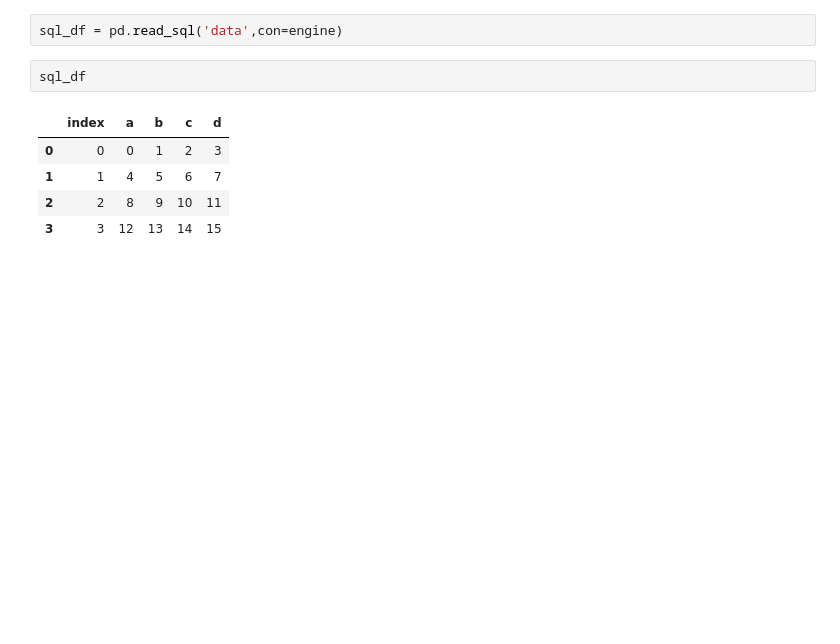
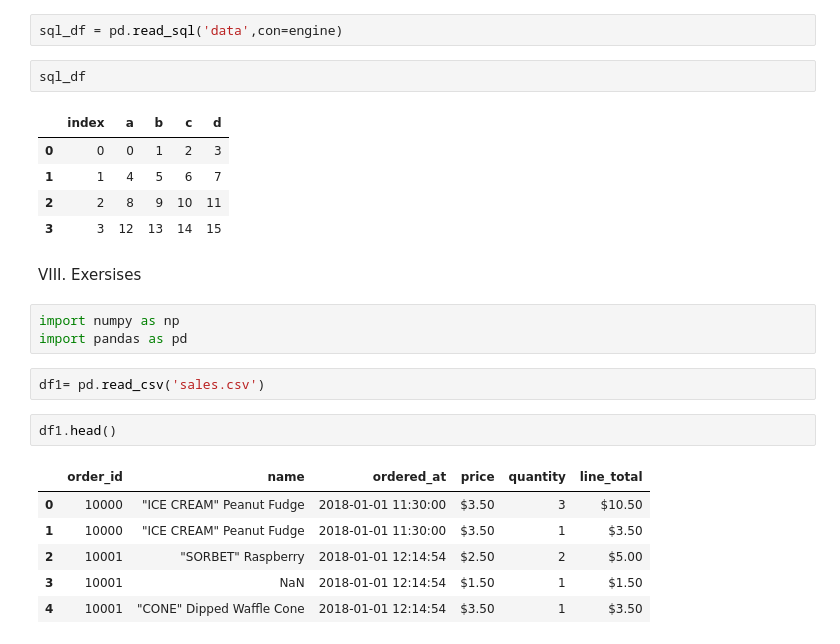
Before and after one commit to PhgLnt/DataMiningLab, a Jupyter notebook: Lab2/Lab2.ipynb, the cells around one changed output. Drawn from its saved outputs; the diff is of its cells as text; blank space fills up the shorter version.

```diff
--- a/Lab2/Lab2.ipynb
+++ b/Lab2/Lab2.ipynb
@@ -1059,3 +1223,19 @@ sql_df
 | 1 | 1 | 4 | 5 | 6 | 7 |
 | 2 | 2 | 8 | 9 | 10 | 11 |
 | 3 | 3 | 12 | 13 | 14 | 15 |
+# %% [markdown]
+VIII. Exersises
+# %%
+import numpy as np
+import pandas as pd
+# %%
+df1= pd.read_csv('sales.csv')
+# %%
+df1.head()
+# %% [output]
+|  | order_id | name | ordered_at | price | quantity | line_total |
+| 0 | 10000 | "ICE CREAM" Peanut Fudge | 2018-01-01 11:30:00 | $3.50 | 3 | $10.50 |
+| 1 | 10000 | "ICE CREAM" Peanut Fudge | 2018-01-01 11:30:00 | $3.50 | 1 | $3.50 |
+| 2 | 10001 | "SORBET" Raspberry | 2018-01-01 12:14:54 | $2.50 | 2 | $5.00 |
+| 3 | 10001 | NaN | 2018-01-01 12:14:54 | $1.50 | 1 | $1.50 |
+| 4 | 10001 | "CONE" Dipped Waffle Cone | 2018-01-01 12:14:54 | $3.50 | 1 | $3.50 |
```
Also changed, not shown: parts of 27 cells of this notebook.
